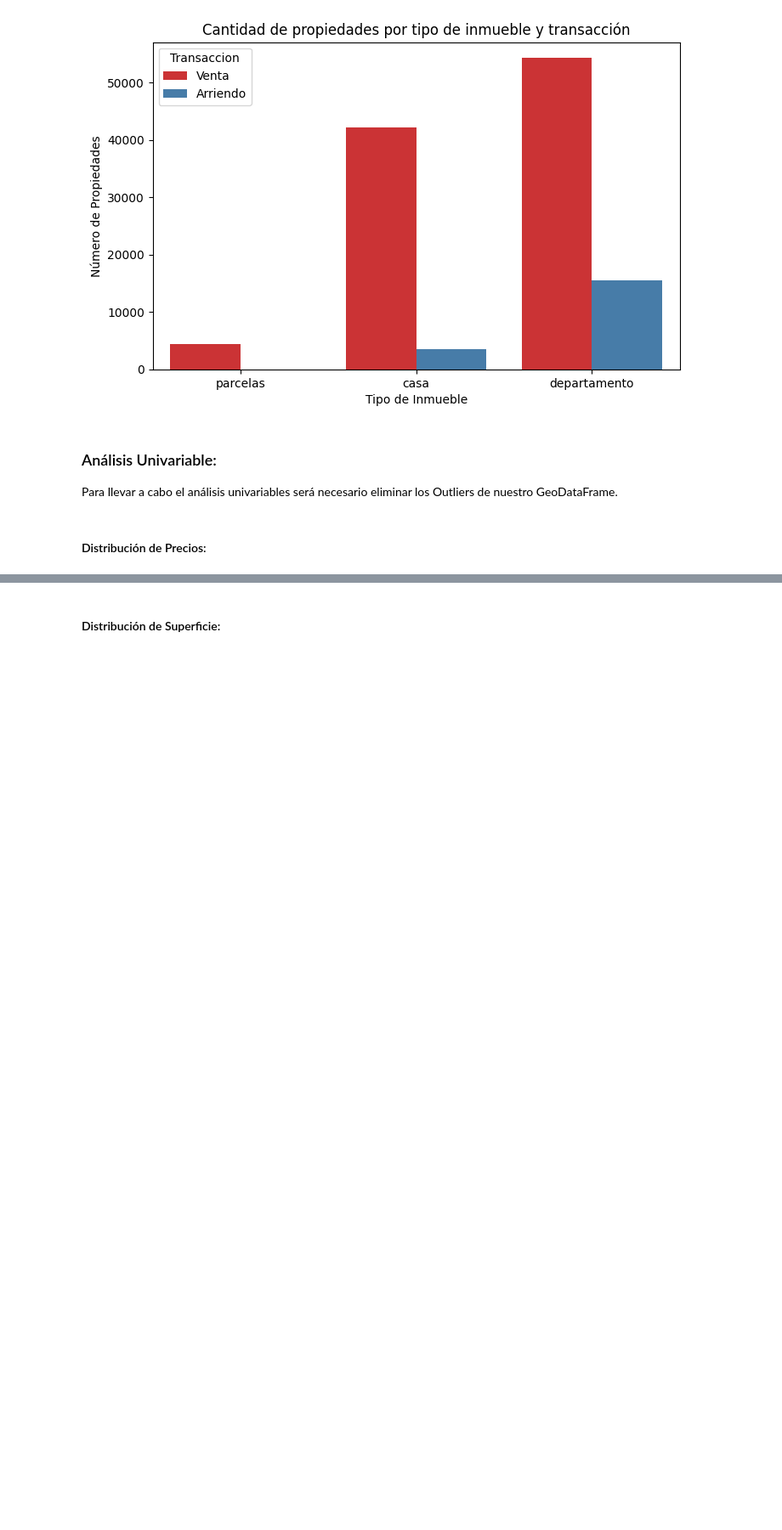
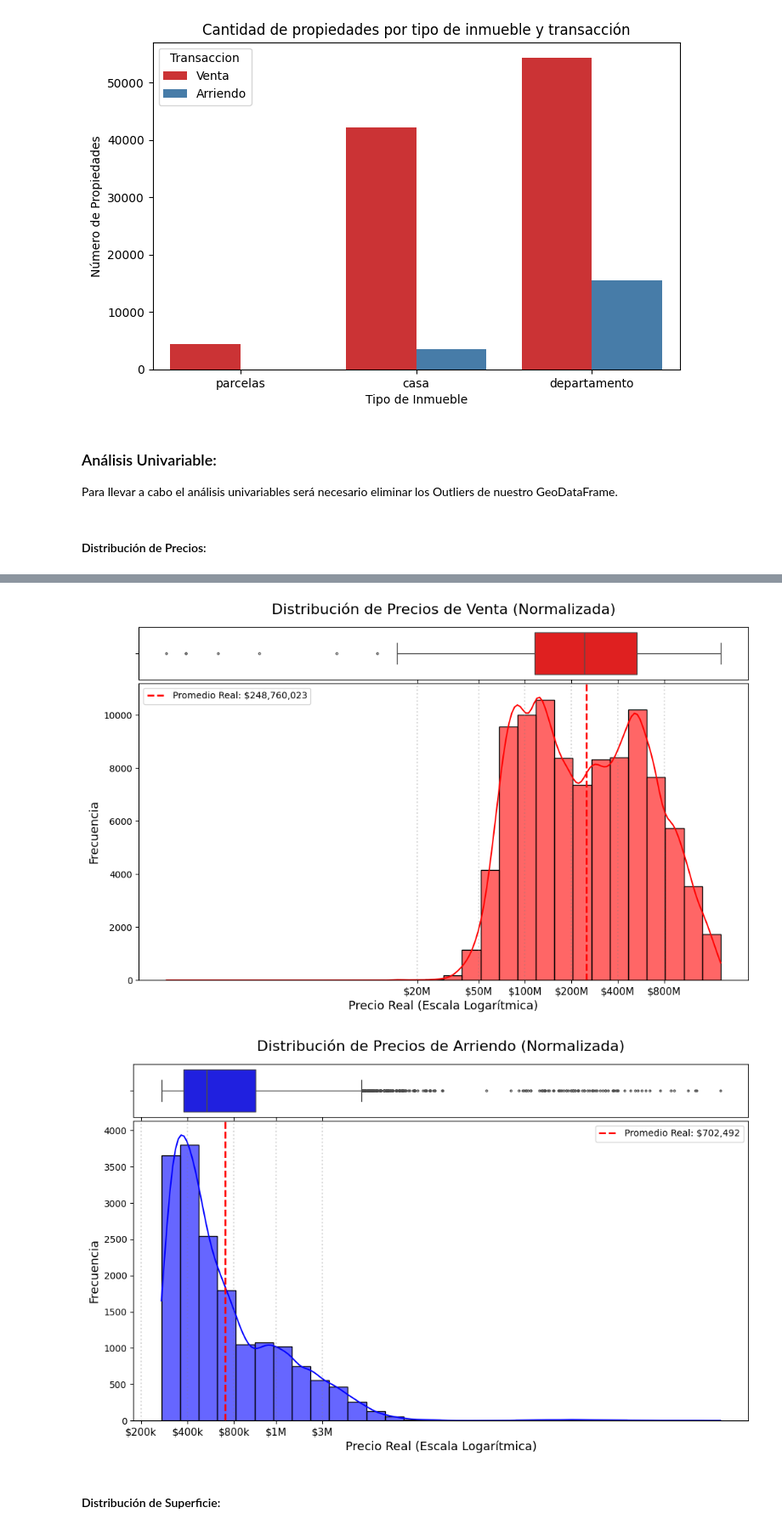
Before and after one commit to IgnOsorioo/Proyecto_IMT2200, a Jupyter notebook: repositorio_final.ipynb, the cells around one changed output, grey strips where cells are left out. Shown at 85% size. Drawn from its saved outputs; the diff is of its cells as text; code cells hidden in the pictures; blank space fills up the shorter version.

```diff
--- a/repositorio_final.ipynb
+++ b/repositorio_final.ipynb
@@ -161,3 +149,81 @@ plt.show()
+# %%
+def graficar_distribucion_interpretable(df, columna_log, titulo, color, ticks_reales):
+
+    #1. Configuramos figura (Boxplot arriba, Histograma abajo)
+    f, (ax_box, ax_hist) = plt.subplots(
+        2, sharex = True,
+        gridspec_kw = {"height_ratios": (.15, .85)},
+        figsize=(12, 7)
+    )
+
+    #2. Boxplot
+    sns.boxplot(data=df, x=columna_log, ax=ax_box, color=color, fliersize=2)
+    ax_box.set(xlabel='')
+    ax_box.set_title(titulo, fontsize=16, pad=15)
+
+    #3. Histograma con KDE
+    sns.histplot(data=df, x=columna_log, ax=ax_hist, kde=True, color=color, bins=30, alpha=0.6)
+
+    #4. Convertimos tus montos reales a logaritmo para saber DÓNDE poner la marca
+    posiciones_log = np.log1p(ticks_reales)
+
+    #5. Formateamos el texto para que se vea bonito (ej: 100.000.000 -> "100M")
+    etiquetas = []
+    for x in ticks_reales:
+        if x >= 1_000_000:
+            etiquetas.append(f"${int(x/1_000_000)}M") # Millones
+        else:
+            etiquetas.append(f"${int(x/1_000)}k")    # Miles
+
+    #6. Aplicamos el cambio al eje X
+    ax_hist.set_xticks(posiciones_log)
+    ax_hist.set_xticklabels(etiquetas, fontsize=11)
+
+    #7. Líneas verticales para guiar el ojo en cada marca
+    for pos in posiciones_log:
+        ax_hist.axvline(pos, color='gray', linestyle=':', alpha=0.3)
+
+    #8. Etiquetas de ejes
+    ax_hist.set_xlabel("Precio Real (Escala Logarítmica)", fontsize=13)
+    ax_hist.set_ylabel("Frecuencia", fontsize=13)
+
+    #9. Calculamos la media real para mostrarla en el título o gráfico
+    media_log = df[columna_log].mean()
+    media_real = np.expm1(media_log)
+
+    #10.Mostramos la media real en el gráfico
+    ax_hist.axvline(media_log, color='red', linestyle='--', linewidth=2, label=f'Promedio Real: ${media_real:,.0f}')
+    ax_hist.legend()
+
+    plt.subplots_adjust(hspace=0.02)
+    plt.show()
+
+# Ejecución de la función para cada tipo de transacción:
+
+#1. Venta:
+mis_ticks_venta = [20000000, 50000000, 100000000, 200000000, 400000000, 800000000]
+
+graficar_distribucion_interpretable(
+    gdf_propiedades[gdf_propiedades["Transaccion"] == "Venta"],
+    "$_log",
+    "Distribución de Precios de Venta (Normalizada)",
+    "red",
+    mis_ticks_venta
+)
+
+# 2. Arriendo:
+mis_ticks_arriendo = [200000, 400000, 800000, 1500000, 3000000]
+
+graficar_distribucion_interpretable(
+    gdf_propiedades[gdf_propiedades["Transaccion"] == "Arriendo"],
+    "$_log",
+    "Distribución de Precios de Arriendo (Normalizada)",
+    "blue",
+    mis_ticks_arriendo
+)
+# %% [output]
+[figure, added]
+[figure, added]
 # %% [markdown]
 #### Distribución de Superficie:
 # %%
```
Also changed, not shown: parts of 12 cells of this notebook, 7 other files.
